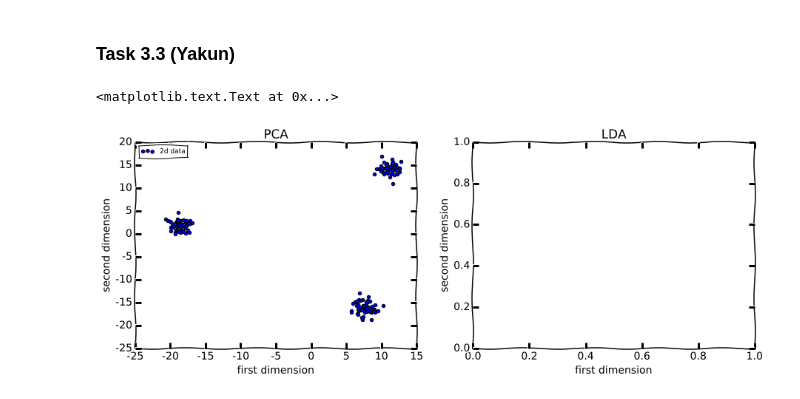
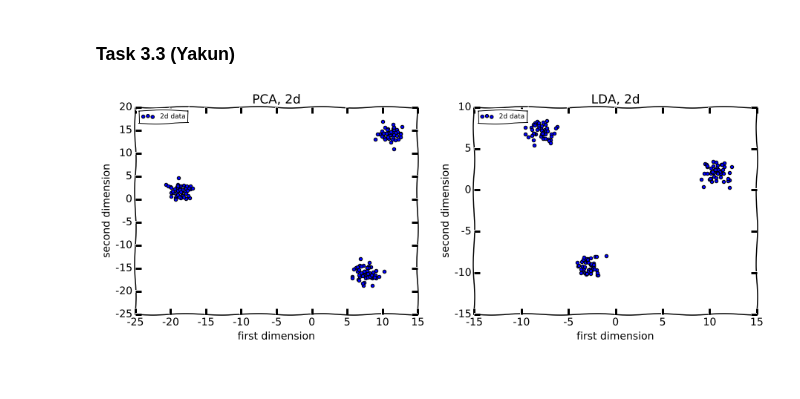
Before and after one commit to liyakun/Pattern-Recognition, a Jupyter notebook: ThirdProject/src3.ipynb, the cells around one changed output. Cells and saved outputs as stored; diff of their text form; code cells hidden in the pictures.

Commit message:
modified:   ThirdProject/src3.ipynb add lda implementation and 3d projection for both pca and lda

```diff
--- a/ThirdProject/src3.ipynb
+++ b/ThirdProject/src3.ipynb
@@ -266,38 +267,71 @@ num_row, num_col = np.shape(dataX)
 
 # add all columns and divide the number of columns
 x_mean = dataX.sum(axis=1, dtype='float') / num_col
 
 # substract all columns by x_mean to move data set to 0 mean, get X tranpose here
 Xtr = np.transpose(dataX) - x_mean
 
 # data covariance matrix
 X = np.transpose(Xtr)
 C = np.dot(X, Xtr) / num_col
 
 # compute eigen values and eigen vectors
 evalsh, evectsh = la.eigh(C)
 
 # sort eigen values and eigen vectors in descending order
 indx = np.argsort(evalsh)[::-1]
 evalsh = evalsh[indx]
 evectsh = evectsh[:, indx]
 
 # use largest two eigen vector to project the data into 2d
 X2d = np.dot(np.transpose(evectsh[:, [0, 1]]), X)
 
+## below is the implementation of LDA
+
+# get index for 1, 2, 3 from Y
+ind = np.vstack((np.vstack((np.where(dataY == 1)[0], np.where(dataY == 2)[0])), np.where(dataY == 3)[0]))
+
+# get the mean of each class
+mean_one = X[:, ind[0]].sum(axis=1, dtype='float') / len(ind[0])
+mean_two = X[:, ind[1]].sum(axis=1, dtype='float') / len(ind[1])
+mean_thr = X[:, ind[2]].sum(axis=1, dtype='float') / len(ind[2])
+sub_mat_one = X[:, ind[0]] - np.vstack(mean_one)
+sub_mat_two = X[:, ind[1]] - np.vstack(mean_two)
+sub_mat_thr = X[:, ind[2]] - np.vstack(mean_thr)
+Sw = np.dot(sub_mat_one, np.transpose(sub_mat_one)) + np.dot(sub_mat_two, np.transpose(sub_mat_two)) + np.dot(sub_mat_thr, np.transpose(sub_mat_thr))
+sub_mean_12 = mean_one - mean_two
+sub_mean_13 = mean_one - mean_thr
+sub_mean_23 = mean_two - mean_thr
+Sb = np.vstack(sub_mean_12) * sub_mean_12 + np.vstack(sub_mean_13) * sub_mean_13 + np.vstack(sub_mean_23) * sub_mean_23
+evalsh_lda, evectsh_lda = la.eigh(np.dot(np.linalg.inv(Sw), Sb))
+
+# sort
+indx_lda = np.argsort(evalsh_lda)[::-1]
+evalsh_lda = evalsh_lda[indx_lda]
+evectsh_lda = evectsh_lda[:, indx_lda]
+
+# use largest two eigen vector to project the data into 2d
+X2d_lda = np.dot(np.transpose(evectsh_lda[:, [0, 1]]), X)
+
+# get 3d dataset
+X3d = np.dot(np.transpose(evectsh[:, [0, 1, 2]]), X)
+X3d_lda = np.dot(np.transpose(evectsh_lda[:, [0, 1, 2]]), X)
+
 # plot
-fig,axes = subplots(ncols=2, figsize=(15,5))
+fig, axes = subplots(ncols=2, figsize=(15,5))
 ax = axes[0]
-ax2 = axes[1]
-ax.set_title('PCA')
+ax1 = axes[1]
+
+ax.set_title('PCA, 2d')
 ax.set_xlabel('first dimension')
 ax.set_ylabel('second dimension')
 ax.scatter(X2d[0], X2d[1], label='2d data')
 legend = ax.legend(loc='upper left', prop={'size':9})
 
-ax2.set_title('LDA')
-ax2.set_xlabel('first dimension')
-ax2.set_ylabel('second dimension')
+ax1.set_title('LDA, 2d')
+ax1.set_xlabel('first dimension')
+ax1.set_ylabel('second dimension')
+ax1.scatter(X2d_lda[0], X2d_lda[1], label='2d data')
+legend = ax1.legend(loc='upper left', prop={'size':9})
 # %% [output]
-<matplotlib.text.Text at 0x...>
-[figure, old version]
+[figure, new version]
```
Also changed, not shown: parts of 3 cells of this notebook.
